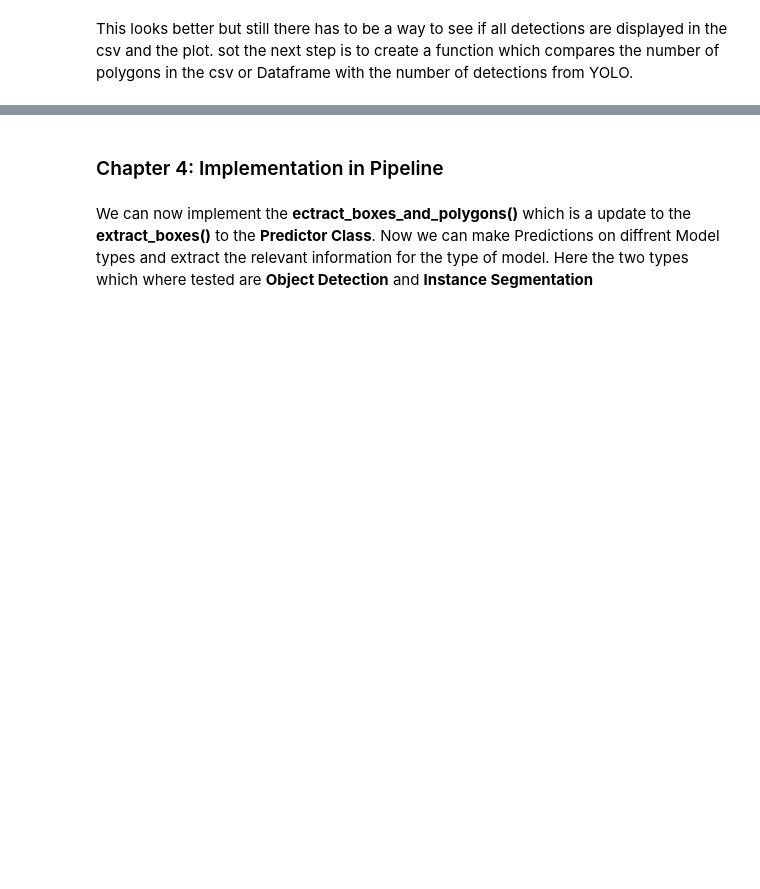
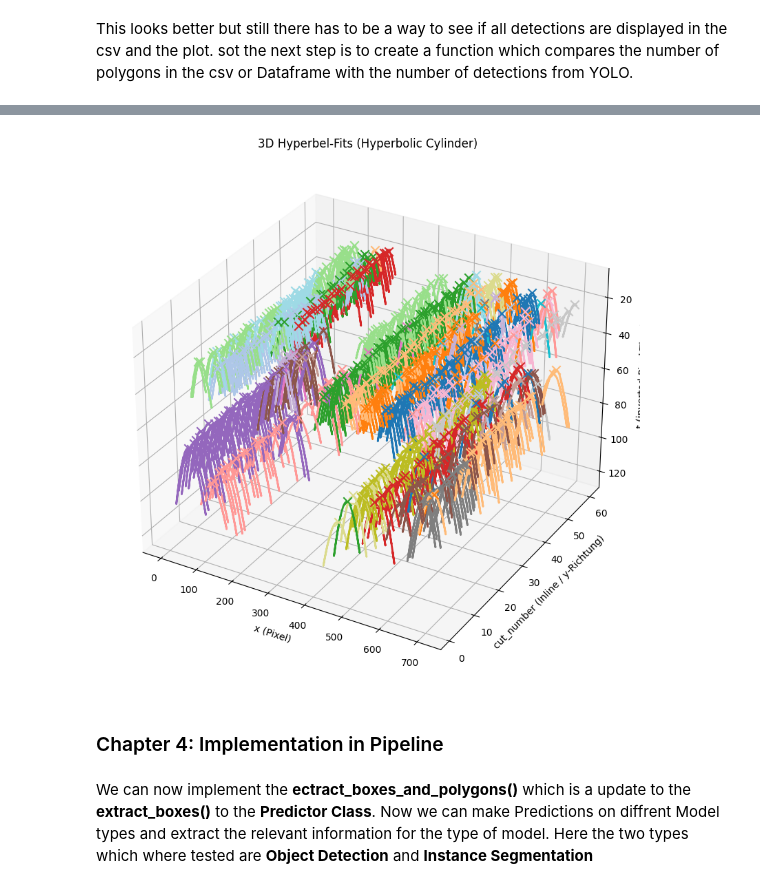
Before and after one commit to jogi96/PAINDGPR, a Jupyter notebook: Notebooks/5 Predicting_Location_Hoyperbolas_Segmentation.ipynb, the cells around one changed output, grey strips where cells are left out. Cells and saved outputs as stored; diff of their text form; code cells hidden in the pictures; blank space fills up the shorter version.

```diff
--- a/Notebooks/5 Predicting_Location_Hoyperbolas_Segmentation.ipynb
+++ b/Notebooks/5 Predicting_Location_Hoyperbolas_Segmentation.ipynb
@@ -410,0 +449,2 @@ Yolo Detections:53 Number of Matched Detections 53
+# %%
+fits = fit_hyperbolas(df=detections)
@@ -411,3 +537,7 @@ Yolo Detections:53 Number of Matched Detections 53
+# %%
+plot_hyperbolas_3d(fits)
+# %% [output]
+[figure, added]
 # %% [markdown]
 ### Chapter 4: Implementation in Pipeline
 # %% [markdown]
```
Also changed, not shown: parts of 12 cells of this notebook, 2 other files.
